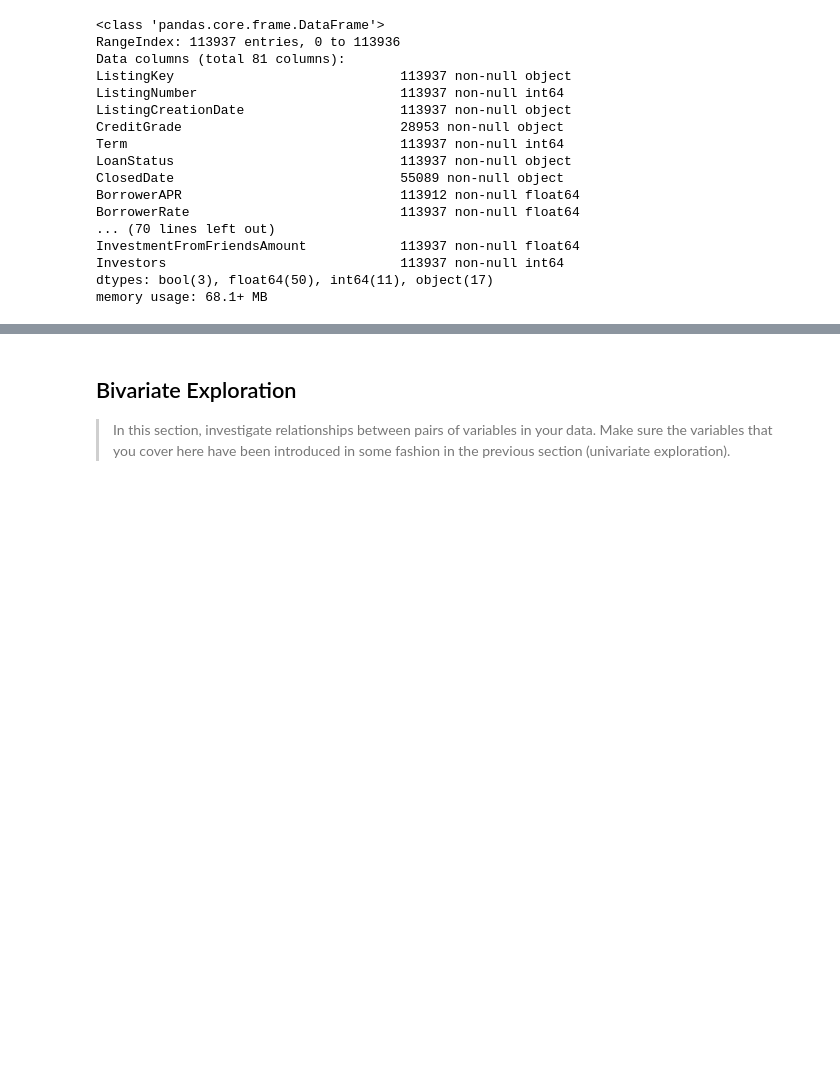
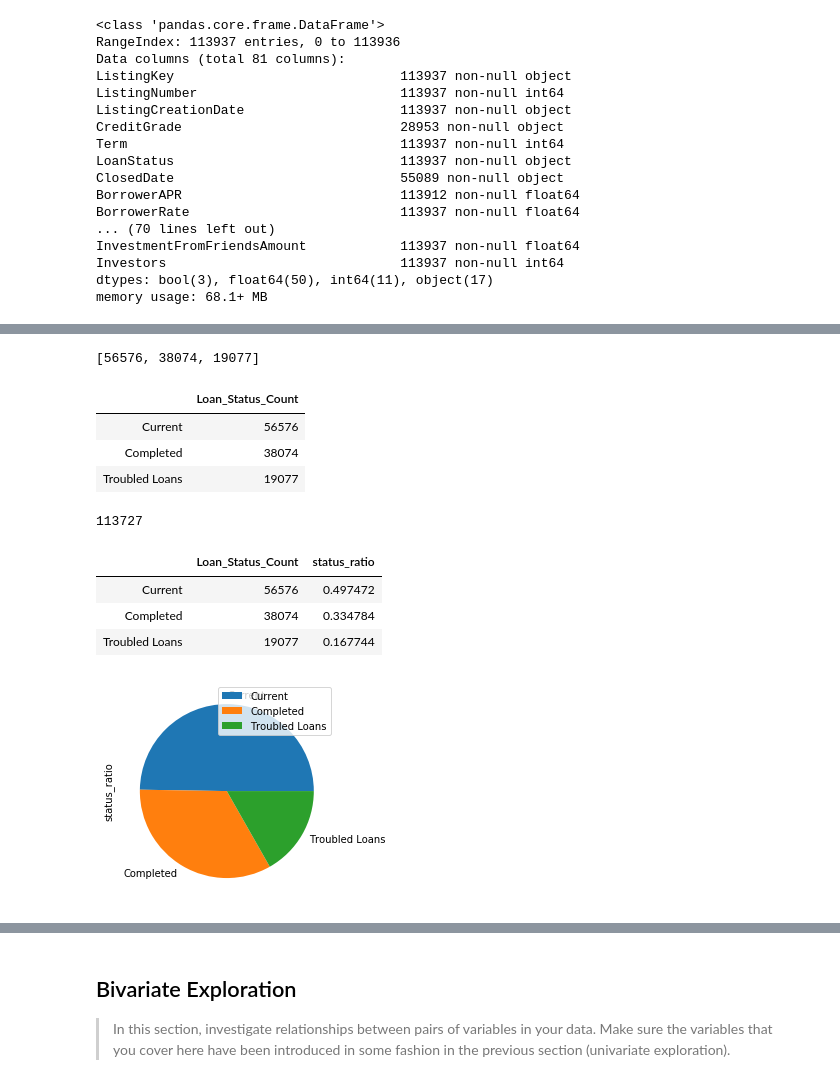
Before and after one commit to daniel-guarino/project05-communicate-data-findings, a Jupyter notebook: exploration_template.ipynb, the cells around one changed output, grey strips where cells are left out. Cells and saved outputs as stored; diff of their text form; code cells hidden in the pictures; blank space fills up the shorter version.

```diff
--- a/exploration_template.ipynb
+++ b/exploration_template.ipynb
@@ -111,0 +293,33 @@ you plan on investigating next.
+# %%
+# create a new list with the total of each category and another list with the new
+new_column_name = ['Current', 'Completed', 'Troubled Loans']
+new_loan_status_list = [loan_status['Loan_Status_Count'][0], loan_status['Loan_Status_Count'][1], troubled_loans]
+new_loan_status_list
+# %% [output]
+[56576, 38074, 19077]
+# %%
+new_loan_status = pd.DataFrame(new_loan_status_list, new_column_name)
+new_loan_status.rename(columns= {0:'Loan_Status_Count'}, inplace = True)
+new_loan_status
+# %% [output]
+|  | Loan_Status_Count |
+| Current | 56576 |
+| Completed | 38074 |
+| Troubled Loans | 19077 |
+# %%
+total_status = sum(new_loan_status['Loan_Status_Count'])
+total_status
+# %% [output]
+113727
+# %%
+new_loan_status['status_ratio'] = new_loan_status['Loan_Status_Count'] / total_status
+new_loan_status
+# %% [output]
+|  | Loan_Status_Count | status_ratio |
+| Current | 56576 | 0.497472 |
+| Completed | 38074 | 0.334784 |
+| Troubled Loans | 19077 | 0.167744 |
+# %%
+new_loan_status.plot(kind = 'pie',y = 'status_ratio');
+# %% [output]
+[figure, added]
```
Also changed, not shown: parts of 108 cells of this notebook, 2 other files.
